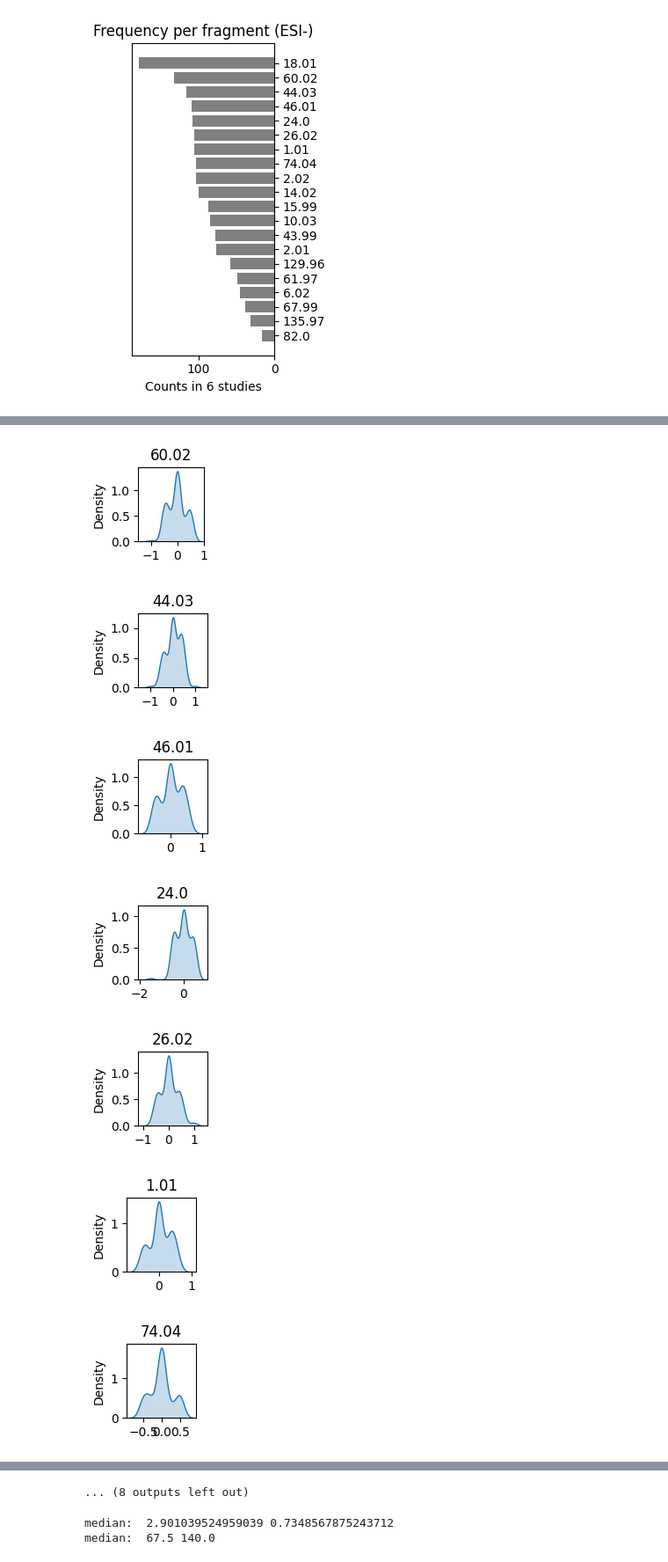
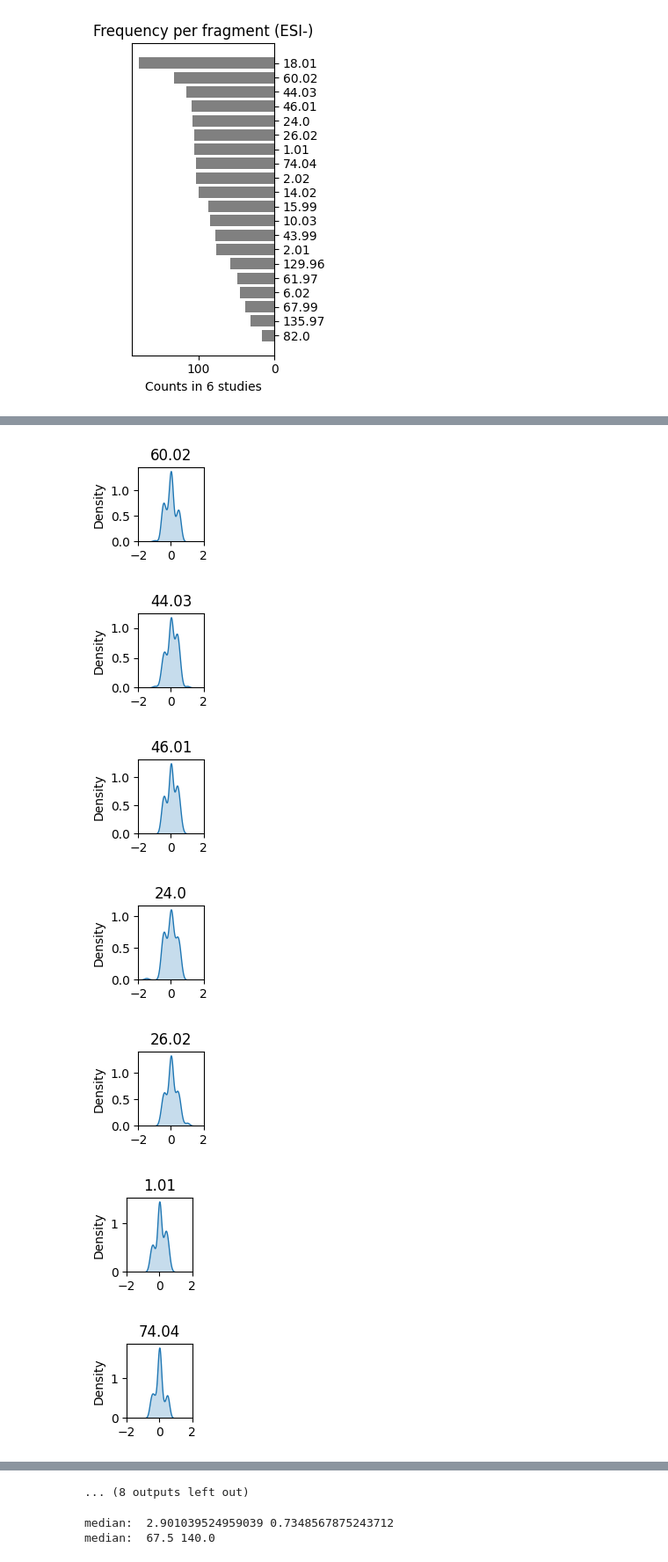
Before and after one commit to shuzhao-li-lab/in_source_fragments_serum, a Jupyter notebook: analysis/4_plot_rt_distri/4b_tof.ipynb, the cells around one changed output, grey strips where cells are left out. Shown: that part at 88% size. Cells and saved outputs as stored; diff of their text form; code cells hidden in the pictures.

```diff
--- a/analysis/4_plot_rt_distri/4b_tof.ipynb
+++ b/analysis/4_plot_rt_distri/4b_tof.ipynb
@@ -666,10 +684,12 @@ for x in negDeltas:
 # %%
 # plot RT shift for common deltas (rounded to 2 digits after decimal), neg
 # Need to fix the extra 3 values
+os.makedirs(f"{dir_fig_output}/rt_distr_neg")
 for k,v in rt_dict.items():
     plt.figure(figsize=(1.6,1.6))
-    sns.kdeplot(data=v, fill=True)
+    sns.kdeplot(data=v, fill=True, bw_adjust=1, clip=(-2, 2))
     plt.title(k)
+    plt.xlim(-2, 2)
     plt.tight_layout()
-    plt.savefig("figs/v1_3/tof/rt_distr_neg/distribution_n_" + k + ".pdf")
+    plt.savefig(f"{dir_fig_output}/rt_distr_neg/distribution_p_{k}.pdf")
 # %% [output]
@@ -677,7 +697,7 @@ for k,v in rt_dict.items():
-[figure, old version]
+[figure, new version]
-[figure, old version]
+[figure, new version]
-[figure, old version]
+[figure, new version]
-[figure, old version]
+[figure, new version]
-[figure, old version]
+[figure, new version]
-[figure, old version]
+[figure, new version]
-[figure, old version]
+[figure, new version]
```
Also changed, not shown: parts of 13 cells of this notebook, 12 other files.
